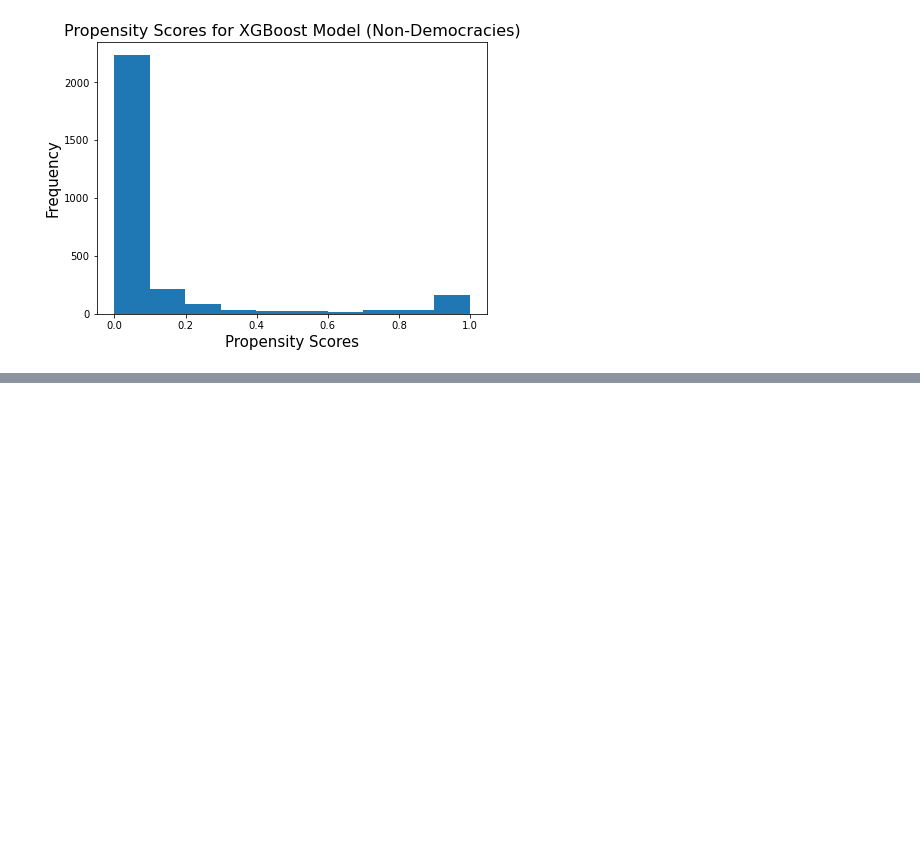
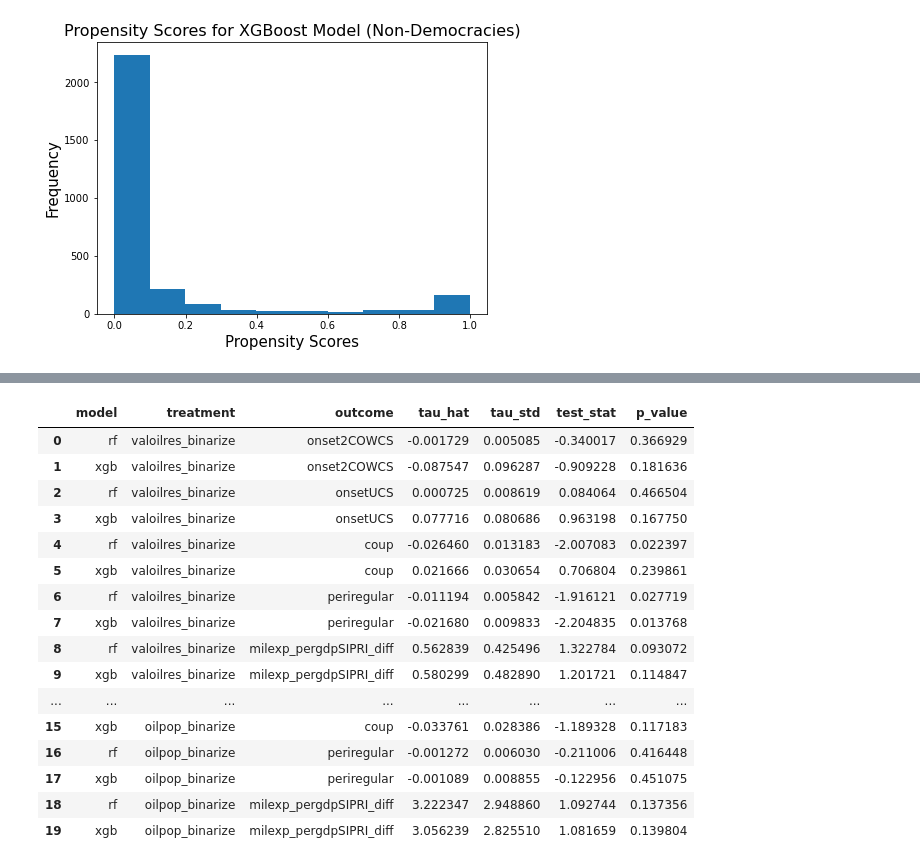
Before and after one commit to wanranzhao/STAT27420-final-code, a Jupyter notebook: Code/model_fitting.ipynb, the cells around one changed output, grey strips where cells are left out. Cells and saved outputs as stored; diff of their text form; code cells hidden in the pictures; blank space fills up the shorter version.

```diff
--- a/Code/model_fitting.ipynb
+++ b/Code/model_fitting.ipynb
@@ -781,3 +775,36 @@ plt.ylabel('Frequency', fontsize=15)
 # %% [output]
 Text(0, 0.5, 'Frequency')
 [figure]
+# %%
+no_russia_usa_df = oil_df[~oil_df['code3'].isin(['USA', 'RUS'])]
+# %%
+treatment_lst = ['valoilres_binarize', # value of oil reserves
+               'oilpop_binarize'] # oil reserves per capita in million barrels per 1000 person
+
+outcome_lst = ['onset2COWCS',
+               'onsetUCS',
+               'coup',
+               'periregular',
+               'milexp_pergdpSIPRI_diff']
+# %%
+df_dict = {'model': [], 'treatment': [], 'outcome': [], 'tau_hat': [], 'tau_std': [], 'test_stat': [], 'p_value': []}
+for treat in treatment_lst:
+    for out in outcome_lst:
+        for model_type in ['rf', 'xgb']:
+            if len(oil_df[out].value_counts()) == 2:
+                output = 'binary'
+            else:
+                output = 'continuous'
+            if model_type == 'rf':
+                tau_hat, tau_std, test_stat, p_value = fit_and_run_model(no_russia_usa_df, out, treat, confounders, make_g_model, make_Q_model, output_type=output, ate=False)
+            else:
+                tau_hat, tau_std, test_stat, p_value = fit_and_run_model(no_russia_usa_df, out, treat, confounders, make_xgboost_g_model, make_xgboost_Q_model, output_type=output, ate=False)
+            df_dict['model'].append(model_type)
+            df_dict['treatment'].append(treat)
+            df_dict['outcome'].append(out)
+            df_dict['tau_hat'].append(tau_hat)
+            df_dict['tau_std'].append(tau_std)
+            df_dict['test_stat'].append(test_stat)
+            df_dict['p_value'].append(p_value)
+
+att_results_no_rus_usa_df = pd.DataFrame(data=df_dict)
@@ -783,0 +829,20 @@ Text(0, 0.5, 'Frequency')
+# %%
+att_results_no_rus_usa_df
+# %% [output]
+|  | model | treatment | outcome | tau_hat | tau_std | test_stat | p_value |
+| 0 | rf | valoilres_binarize | onset2COWCS | -0.001729 | 0.005085 | -0.340017 | 0.366929 |
+| 1 | xgb | valoilres_binarize | onset2COWCS | -0.087547 | 0.096287 | -0.909228 | 0.181636 |
+| 2 | rf | valoilres_binarize | onsetUCS | 0.000725 | 0.008619 | 0.084064 | 0.466504 |
+| 3 | xgb | valoilres_binarize | onsetUCS | 0.077716 | 0.080686 | 0.963198 | 0.167750 |
+| 4 | rf | valoilres_binarize | coup | -0.026460 | 0.013183 | -2.007083 | 0.022397 |
+| 5 | xgb | valoilres_binarize | coup | 0.021666 | 0.030654 | 0.706804 | 0.239861 |
+| 6 | rf | valoilres_binarize | periregular | -0.011194 | 0.005842 | -1.916121 | 0.027719 |
+| 7 | xgb | valoilres_binarize | periregular | -0.021680 | 0.009833 | -2.204835 | 0.013768 |
+| 8 | rf | valoilres_binarize | milexp_pergdpSIPRI_diff | 0.562839 | 0.425496 | 1.322784 | 0.093072 |
+| 9 | xgb | valoilres_binarize | milexp_pergdpSIPRI_diff | 0.580299 | 0.482890 | 1.201721 | 0.114847 |
+| ... | ... | ... | ... | ... | ... | ... | ... |
+| 15 | xgb | oilpop_binarize | coup | -0.033761 | 0.028386 | -1.189328 | 0.117183 |
+| 16 | rf | oilpop_binarize | periregular | -0.001272 | 0.006030 | -0.211006 | 0.416448 |
+| 17 | xgb | oilpop_binarize | periregular | -0.001089 | 0.008855 | -0.122956 | 0.451075 |
+| 18 | rf | oilpop_binarize | milexp_pergdpSIPRI_diff | 3.222347 | 2.948860 | 1.092744 | 0.137356 |
+| 19 | xgb | oilpop_binarize | milexp_pergdpSIPRI_diff | 3.056239 | 2.825510 | 1.081659 | 0.139804 |
```
Also changed, not shown: parts of 3 cells of this notebook.
